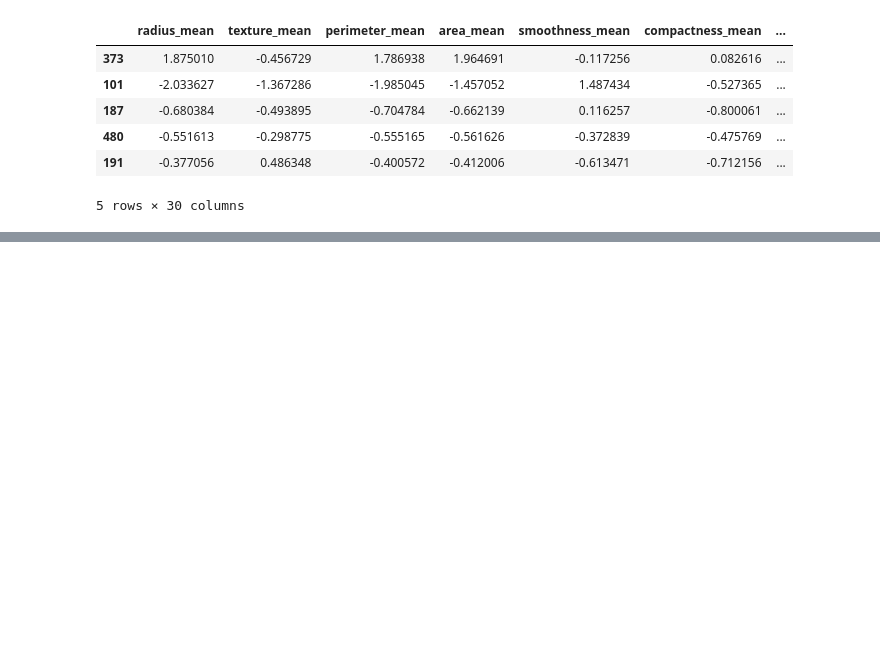
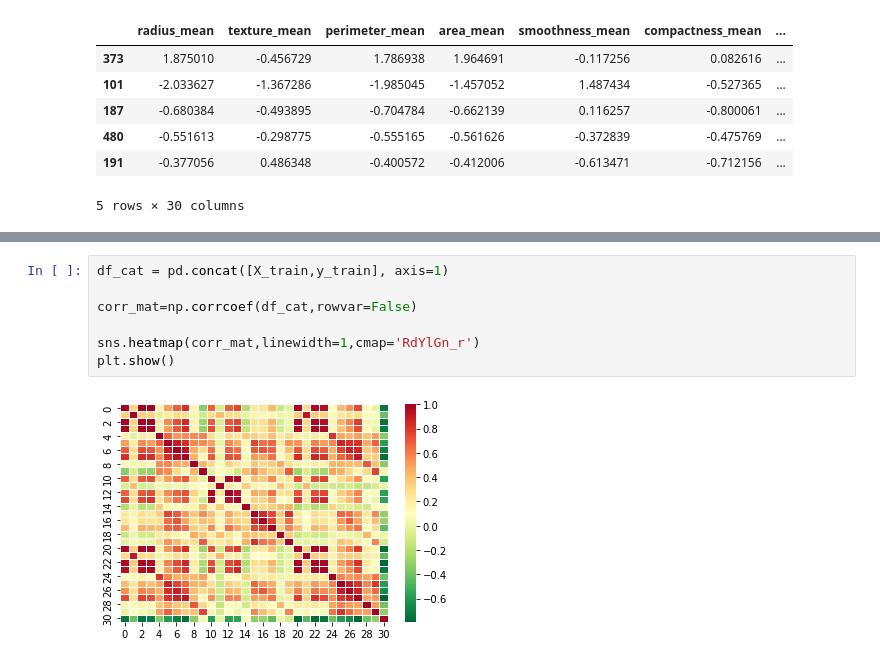
Before and after one commit to gundaminpde/2023-spring, a Jupyter notebook: 02_2_ANN.ipynb, the cells around one changed output, grey strips where cells are left out. Cells and saved outputs as stored; diff of their text form; blank space fills up the shorter version.

```diff
--- a/02_2_ANN.ipynb
+++ b/02_2_ANN.ipynb
@@ -128,0 +153,9 @@ X_test.head()
+# %%
+df_cat = pd.concat([X_train,y_train], axis=1)
+
+corr_mat=np.corrcoef(df_cat,rowvar=False)
+
+sns.heatmap(corr_mat,linewidth=1,cmap='RdYlGn_r')
+plt.show()
+# %% [output]
+[figure, added]
```
Also changed, not shown: parts of 3 cells of this notebook.
